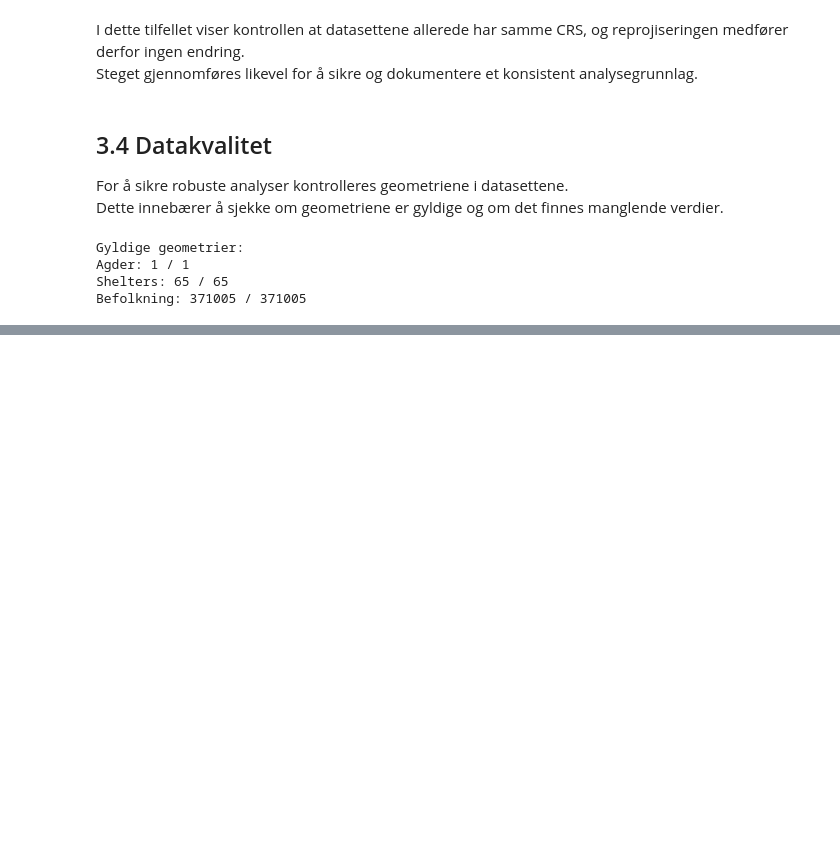
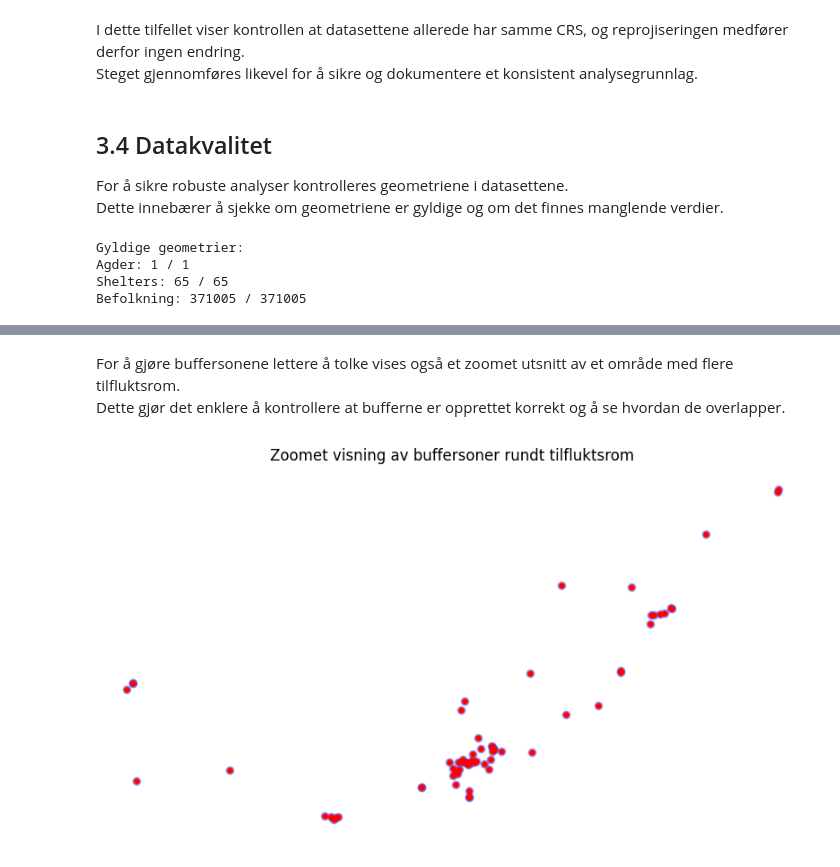
Before and after one commit to sivert-svanes/IS-218-Prosjekt, a Jupyter notebook: notebooks/analysis.ipynb, the cells around one changed output, grey strips where cells are left out. Saved outputs shown, nothing was run; the diff lists cells and outputs as text; code cells hidden in the pictures; blank space fills up the shorter version.

```diff
--- a/notebooks/analysis.ipynb
+++ b/notebooks/analysis.ipynb
@@ -475,0 +536,36 @@ Befolkning: 371005 / 371005
+# %% [markdown]
+For å gjøre buffersonene lettere å tolke vises også et zoomet utsnitt av et område med flere tilfluktsrom.
+Dette gjør det enklere å kontrollere at bufferne er opprettet korrekt og å se hvordan de overlapper.
+# %%
+fig, ax = plt.subplots(figsize=(10, 10))
+
+gdf_shelters_buffer.plot(
+    ax=ax,
+    facecolor="lightblue",
+    edgecolor="blue",
+    linewidth=1,
+    alpha=0.4
+)
+
+gdf_shelters.plot(
+    ax=ax,
+    color="red",
+    markersize=15
+)
+
+gdf_agder.boundary.plot(
+    ax=ax,
+    color="white",
+    linewidth=1
+)
+
+# Zoom inn på område med mange shelters
+xmin, ymin, xmax, ymax = gdf_shelters.total_bounds
+ax.set_xlim(xmin - 5000, xmax + 5000)
+ax.set_ylim(ymin - 5000, ymax + 5000)
+
+ax.set_title("Zoomet visning av buffersoner rundt tilfluktsrom")
+ax.set_axis_off()
+plt.show()
+# %% [output]
+[figure, added]
```
Also changed, not shown: parts of 7 cells of this notebook.
